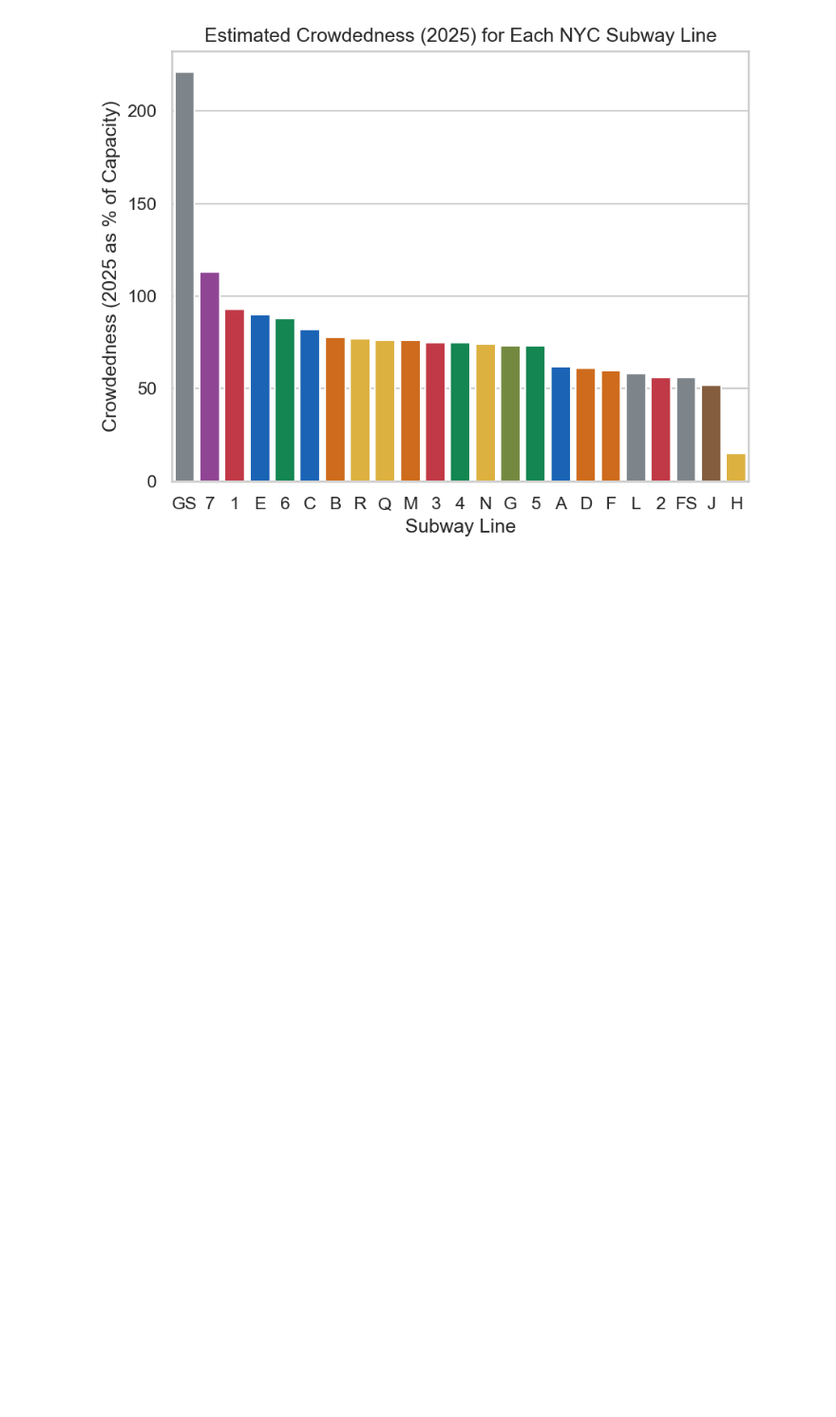
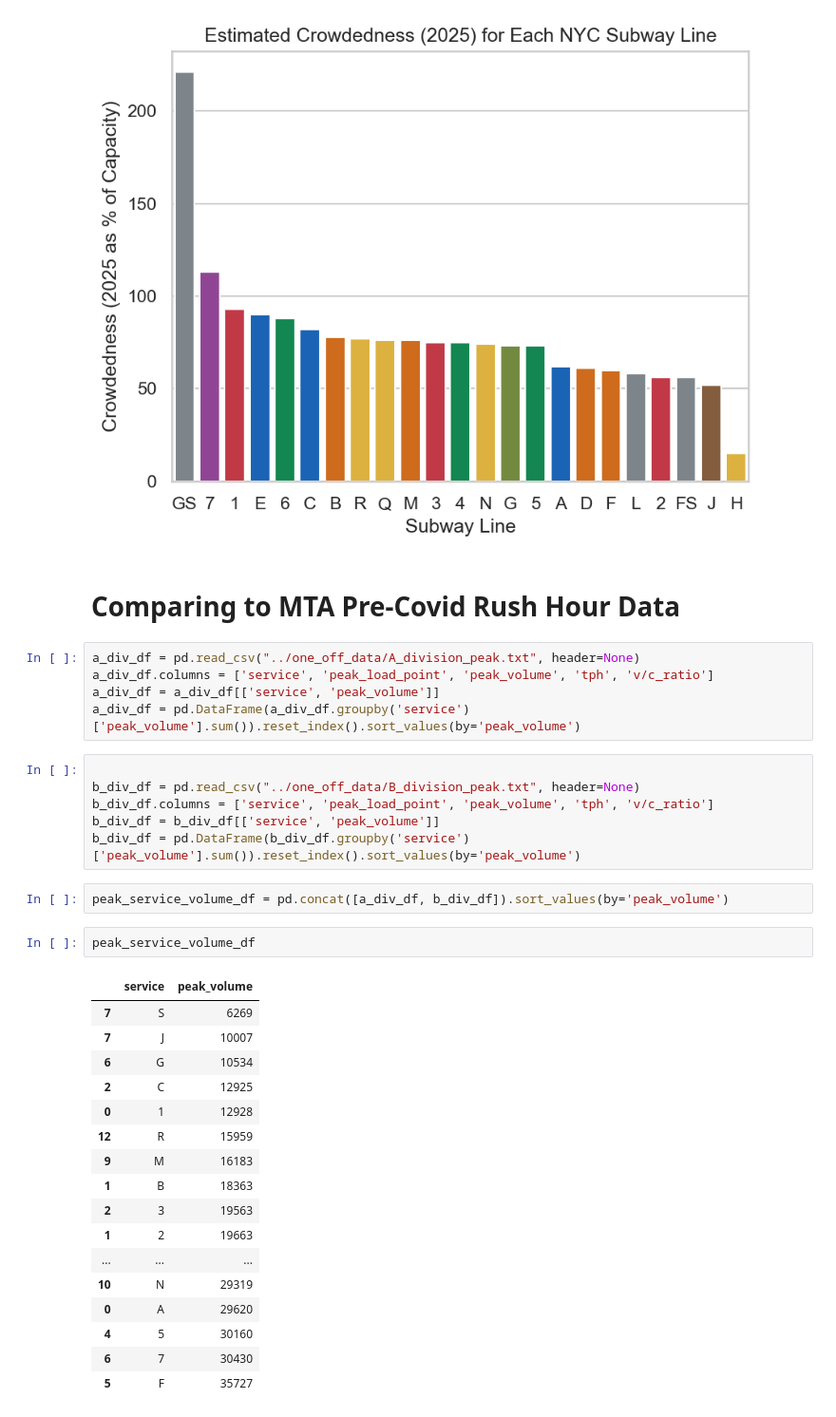
Before and after one commit to gregfeliu/NYC-Subway-Frequencies, a Jupyter notebook: Notebooks_Ridership/1a.Subway_Service_Ridership_Analysis.ipynb, the cells around one changed output. Shown at 95% size. Drawn from its saved outputs; the diff is of its cells as text; blank space fills up the shorter version.

Commit message:
including MTA peak ridership data

```diff
--- a/Notebooks_Ridership/1a.Subway_Service_Ridership_Analysis.ipynb
+++ b/Notebooks_Ridership/1a.Subway_Service_Ridership_Analysis.ipynb
@@ -94,3 +94,38 @@ Passing `palette` without assigning `hue` is deprecated and will be removed in v
 
   ax = sns.barplot(yearly_ridership_corwdedness_sort, x='route_id', y='crowdedness_unlinked'
 [figure]
+# %% [markdown]
+# Comparing to MTA Pre-Covid Rush Hour Data
+# %%
+a_div_df = pd.read_csv("../one_off_data/A_division_peak.txt", header=None)
+a_div_df.columns = ['service', 'peak_load_point', 'peak_volume', 'tph', 'v/c_ratio']
+a_div_df = a_div_df[['service', 'peak_volume']]
+a_div_df = pd.DataFrame(a_div_df.groupby('service')['peak_volume'].sum()).reset_index().sort_values(by='peak_volume')
+# %%
+
+b_div_df = pd.read_csv("../one_off_data/B_division_peak.txt", header=None)
+b_div_df.columns = ['service', 'peak_load_point', 'peak_volume', 'tph', 'v/c_ratio']
+b_div_df = b_div_df[['service', 'peak_volume']]
+b_div_df = pd.DataFrame(b_div_df.groupby('service')['peak_volume'].sum()).reset_index().sort_values(by='peak_volume')
+# %%
+peak_service_volume_df = pd.concat([a_div_df, b_div_df]).sort_values(by='peak_volume')
+# %%
+peak_service_volume_df
+# %% [output]
+|  | service | peak_volume |
+| 7 | S | 6269 |
+| 7 | J | 10007 |
+| 6 | G | 10534 |
+| 2 | C | 12925 |
+| 0 | 1 | 12928 |
+| 12 | R | 15959 |
+| 9 | M | 16183 |
+| 1 | B | 18363 |
+| 2 | 3 | 19563 |
+| 1 | 2 | 19663 |
+| ... | ... | ... |
+| 10 | N | 29319 |
+| 0 | A | 29620 |
+| 4 | 5 | 30160 |
+| 6 | 7 | 30430 |
+| 5 | F | 35727 |
```
Also changed, not shown: 1 other file.
